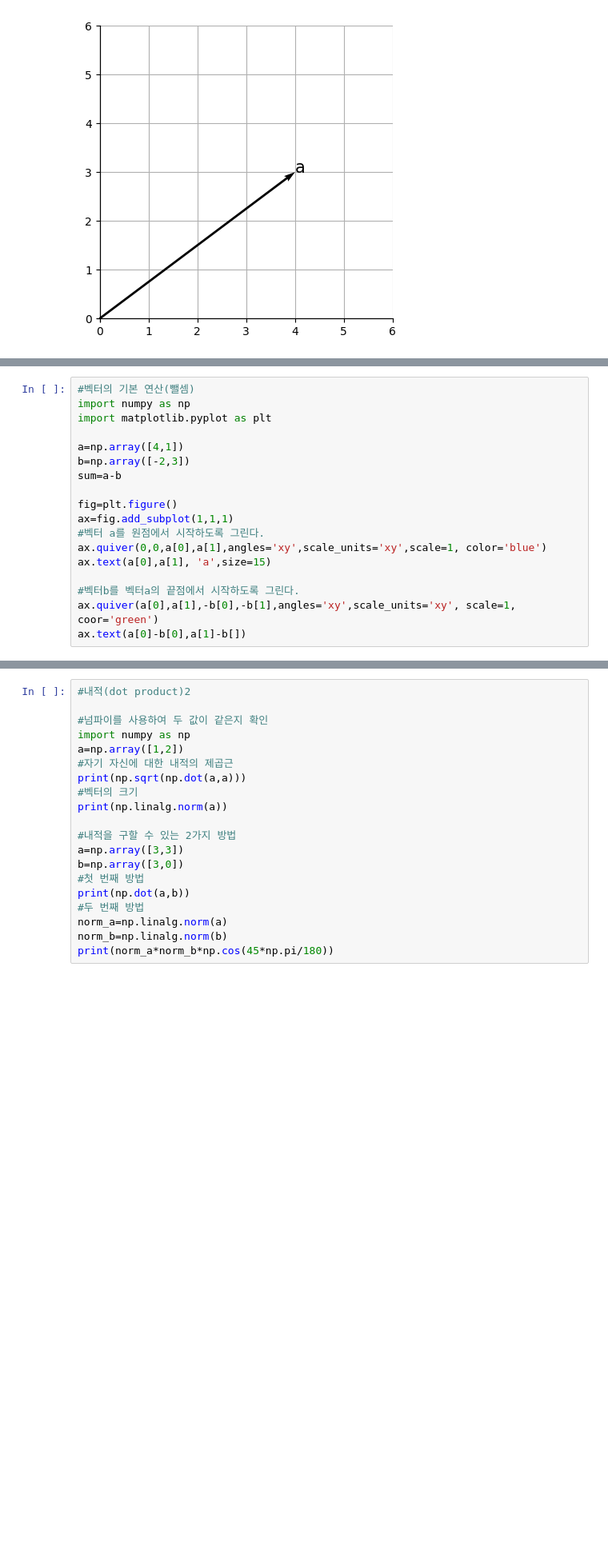
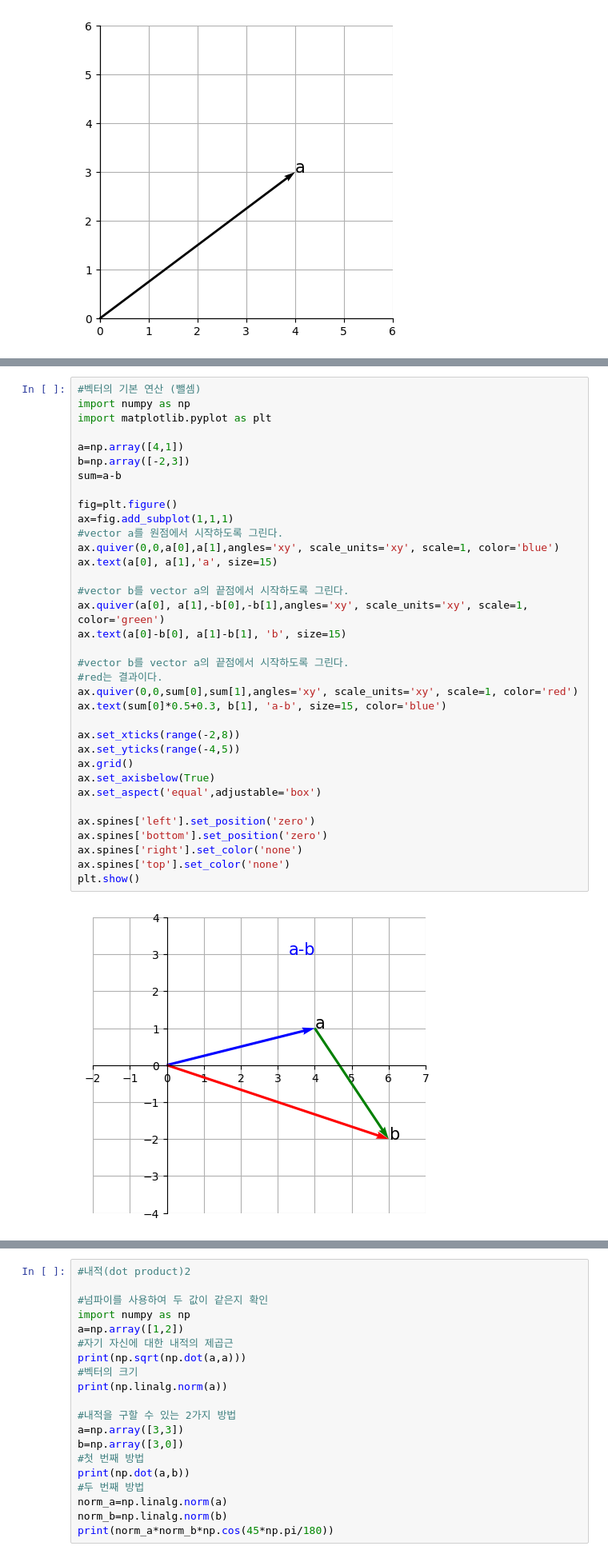
Before and after one commit to hyunee9/UNIV, a Jupyter notebook: 선대2_3주차.ipynb, the cells around one changed output, grey strips where cells are left out. Shown: that part at 80% size. Drawn from its saved outputs; the diff is of its cells as text; blank space fills up the shorter version.

```diff
--- a/선대2_3주차.ipynb
+++ b/선대2_3주차.ipynb
@@ -183,18 +221,37 @@ Text(1.3, 3, 'a+b')
 # %%
-#벡터의 기본 연산(뺄셈)
+#벡터의 기본 연산 (뺄셈)
 import numpy as np
 import matplotlib.pyplot as plt
 
 a=np.array([4,1])
 b=np.array([-2,3])
 sum=a-b
 
 fig=plt.figure()
 ax=fig.add_subplot(1,1,1)
-#벡터 a를 원점에서 시작하도록 그린다.
-ax.quiver(0,0,a[0],a[1],angles='xy',scale_units='xy',scale=1, color='blue')
-ax.text(a[0],a[1], 'a',size=15)
+#vector a를 원점에서 시작하도록 그린다.
+ax.quiver(0,0,a[0],a[1],angles='xy', scale_units='xy', scale=1, color='blue')
+ax.text(a[0], a[1],'a', size=15)
 
-#벡터b를 벡터a의 끝점에서 시작하도록 그린다.
-ax.quiver(a[0],a[1],-b[0],-b[1],angles='xy',scale_units='xy', scale=1, coor='green')
-ax.text(a[0]-b[0],a[1]-b[])
+#vector b를 vector a의 끝점에서 시작하도록 그린다.
+ax.quiver(a[0], a[1],-b[0],-b[1],angles='xy', scale_units='xy', scale=1, color='green')
+ax.text(a[0]-b[0], a[1]-b[1], 'b', size=15)
+
+#vector b를 vector a의 끝점에서 시작하도록 그린다.
+#red는 결과이다.
+ax.quiver(0,0,sum[0],sum[1],angles='xy', scale_units='xy', scale=1, color='red')
+ax.text(sum[0]*0.5+0.3, b[1], 'a-b', size=15, color='blue')
+
+ax.set_xticks(range(-2,8))
+ax.set_yticks(range(-4,5))
+ax.grid()
+ax.set_axisbelow(True)
+ax.set_aspect('equal',adjustable='box')
+
+ax.spines['left'].set_position('zero')
+ax.spines['bottom'].set_position('zero')
+ax.spines['right'].set_color('none')
+ax.spines['top'].set_color('none')
+plt.show()
+# %% [output]
+[figure, added]
```
Also changed, not shown: parts of 10 cells of this notebook.
